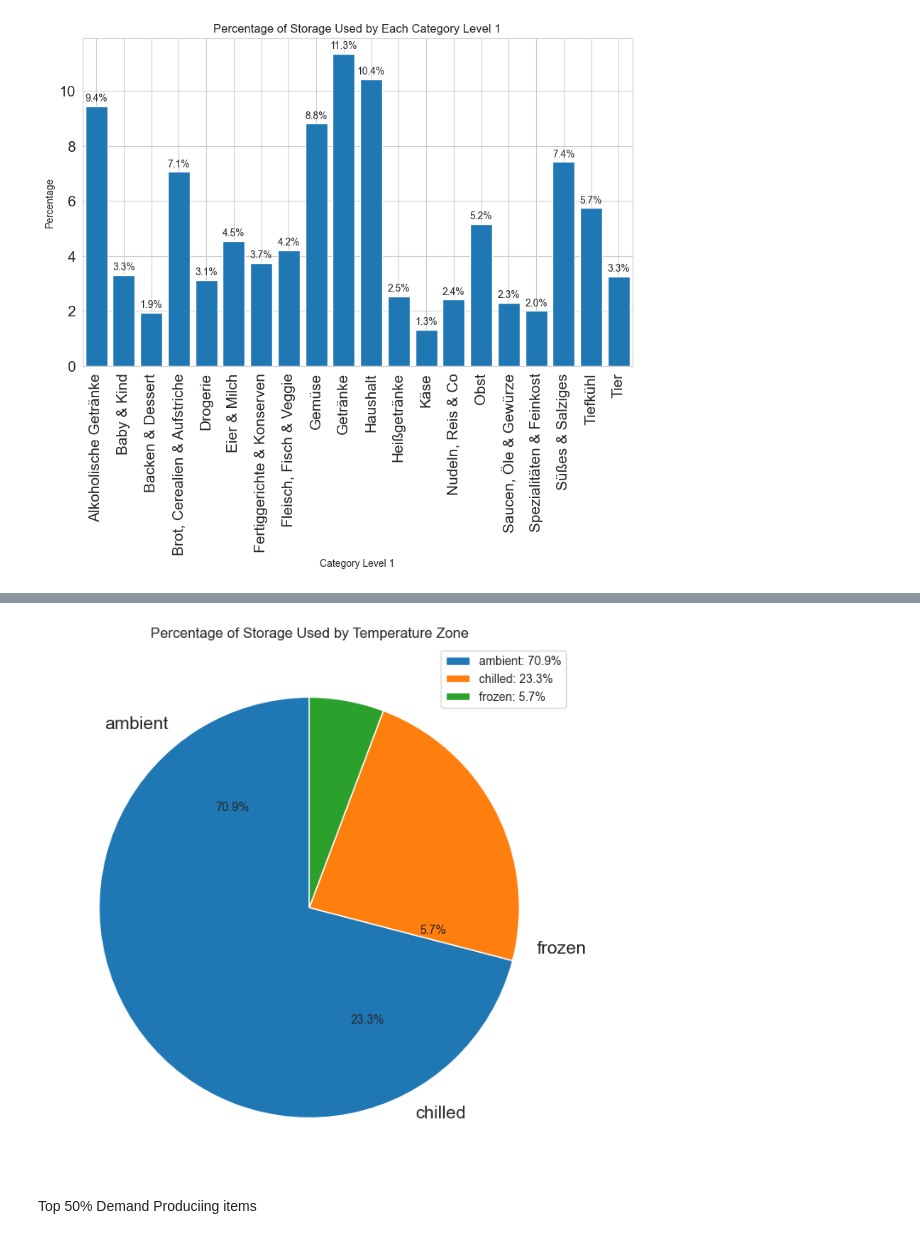
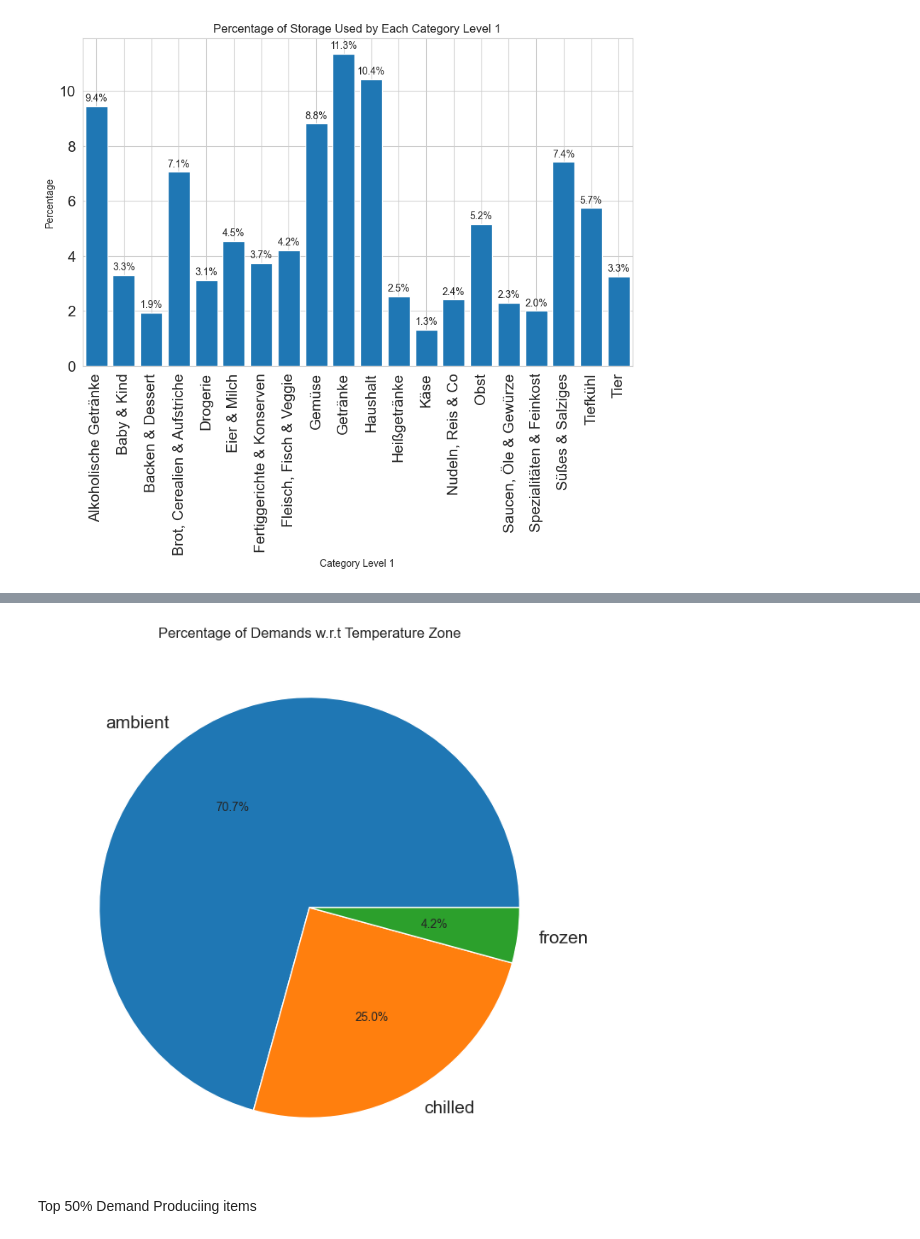
Before and after one commit to aravindakumaranv/PicnicTech, a Jupyter notebook: data_analysis.ipynb, the cells around one changed output, grey strips where cells are left out. Cells and saved outputs as stored; diff of their text form; code cells hidden in the pictures.

Commit message:
final data analysis

```diff
--- a/data_analysis.ipynb
+++ b/data_analysis.ipynb
@@ -555,17 +632,12 @@ plt.show()
 # %%
 # 3) Percentage of storage used by items in each temperature zone
-zone_percentage = article_data.groupby('TEMPERATURE_ZONE')['VOLUME_M3_PER_CU'].sum() / article_data['VOLUME_M3_PER_CU'].sum() * 100
+zone_percentage = forecast_data['PICKING_QUANTITY_CU'].groupby(article_data['TEMPERATURE_ZONE']).sum() / forecast_data['PICKING_QUANTITY_CU'].sum() * 100
 zone_percentage.plot(kind='pie', autopct='%1.1f%%', figsize=(8, 8))
-plt.title('Percentage of Storage Used by Temperature Zone')
-plt.ylabel('')
-
-patches, _ = plt.pie(zone_percentage, startangle=90)
-labels = ['{0}: {1:.1f}%'.format(label, percentage) for label, percentage in zip(zone_percentage.index, zone_percentage.values)]
-plt.legend(patches, labels, loc='best')
-
+plt.title('Percentage of Demands w.r.t Temperature Zone')
+plt.ylabel('')  # Remove the label for the y-axis
 plt.show()
 # %% [output]
-[figure, old version]
+[figure, new version]
 # %% [markdown]
 Top 50% Demand Produciing items
 # %%
```
Also changed, not shown: parts of 10 cells of this notebook.
